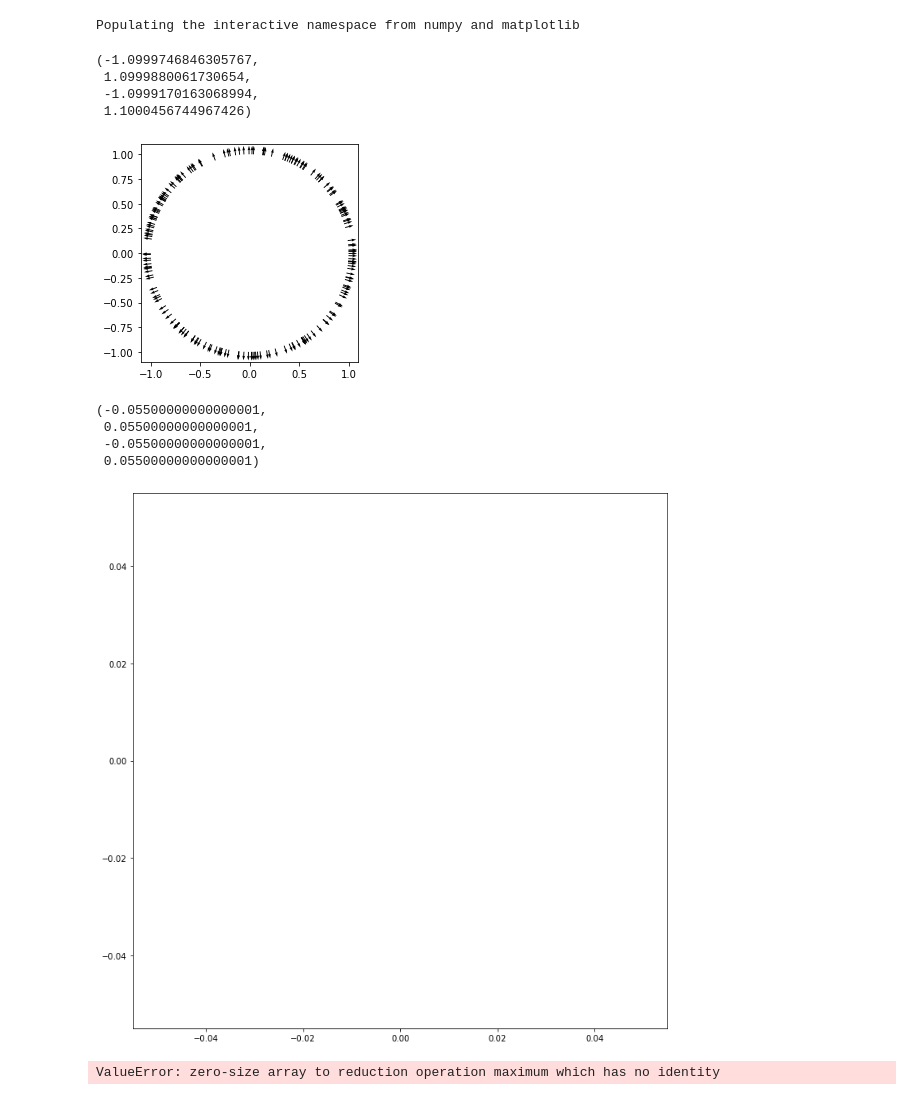
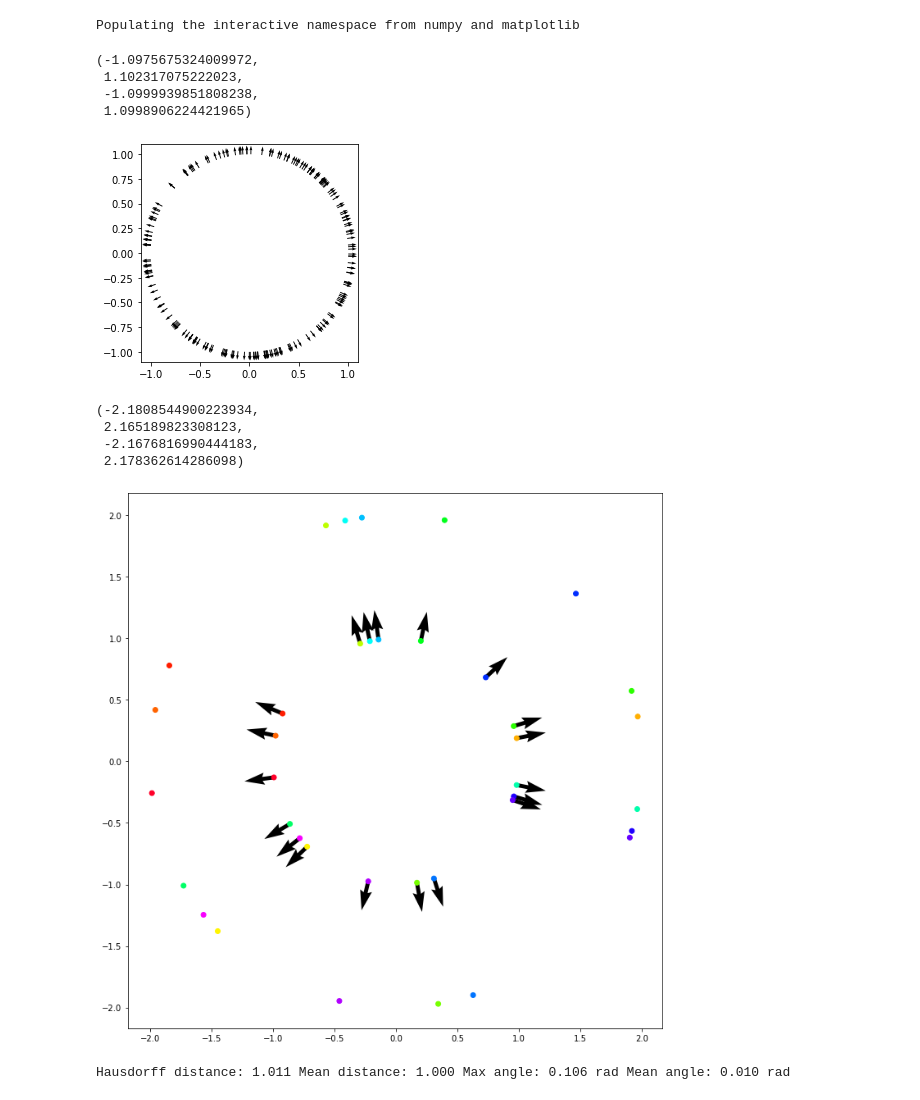
Before and after one commit to python-microscopy/ch-shrinkwrap, a Jupyter notebook: notebooks/test_sdf_normals.ipynb, the cells around one changed output. Cells and saved outputs as stored; diff of their text form; code cells hidden in the pictures.

```diff
--- a/notebooks/test_sdf_normals.ipynb
+++ b/notebooks/test_sdf_normals.ipynb
@@ -8,7 +8,7 @@ from ch_shrinkwrap.evaluation_utils import construct_ordered_pairs, mean_and_hau
 Populating the interactive namespace from numpy and matplotlib
 # %%
 R0 = 1
-R1 = 0.8
+R1 = 2
 n_points=200
 # dx_min = 0.1
 # p = 0.1
@@ -48,33 +48,33 @@ n1 = pts1/R1
 plt.quiver(pts0[0,:],pts0[1,:], n0[0,:], n0[1,:])
 axis('square')
 # %% [output]
-(-1.0999746846305767,
- 1.0999880061730654,
- -1.0999170163068994,
- 1.1000456744967426)
+(-1.0975675324009972,
+ 1.102317075222023,
+ -1.0999939851808238,
+ 1.0998906224421965)
-[figure, old version]
+[figure, new version]
 # %%
-ox, oa, mx, ma = construct_ordered_pairs(pts0.T, pts1.T, n0.T, n1.T, dx_max=1e-8)
+ox, oa, mx, ma = construct_ordered_pairs(pts0.T, pts1.T, n0.T, n1.T, dx_max=1e-2)
 
 plt.figure(figsize=(12,12))
-ix, ia = ox, ma
+ix, ia = ox, oa
 m = cm.gist_rainbow(np.arange(len(ix))/(len(ix)))
 plt.quiver(pts0[0,ia], pts0[1,ia], n0[0,ia], n0[1,ia])
 plt.scatter(pts1[0,ix], pts1[1,ix], c=m)
 plt.scatter(pts0[0,ia], pts0[1,ia], c=m)
 # plt.xlim([-2,2])
 # plt.ylim([-2,2])
 axis('square')
 # %% [output]
-(-0.05500000000000001,
- 0.05500000000000001,
- -0.05500000000000001,
- 0.05500000000000001)
+(-2.1808544900223934,
+ 2.165189823308123,
+ -2.1676816990444183,
+ 2.178362614286098)
-[figure, old version]
+[figure, new version]
 # %%
 hd, md = mean_and_hausdorff_distance_from_ordered_pairs(pts0.T, pts1.T, ox, oa, mx, ma)
 ha, aa = mean_and_hausdorff_smoothness_from_ordered_pairs(n0.T, n1.T, ox, oa, mx, ma)
 
 print(f"Hausdorff distance: {hd:.3f} Mean distance: {md:.3f} Max angle: {ha:.3f} rad Mean angle: {aa:.3f} rad")
 # %% [output]
-ValueError: zero-size array to reduction operation maximum which has no identity
+Hausdorff distance: 1.011 Mean distance: 1.000 Max angle: 0.106 rad Mean angle: 0.010 rad
```
Also changed, not shown: 5 other files.
